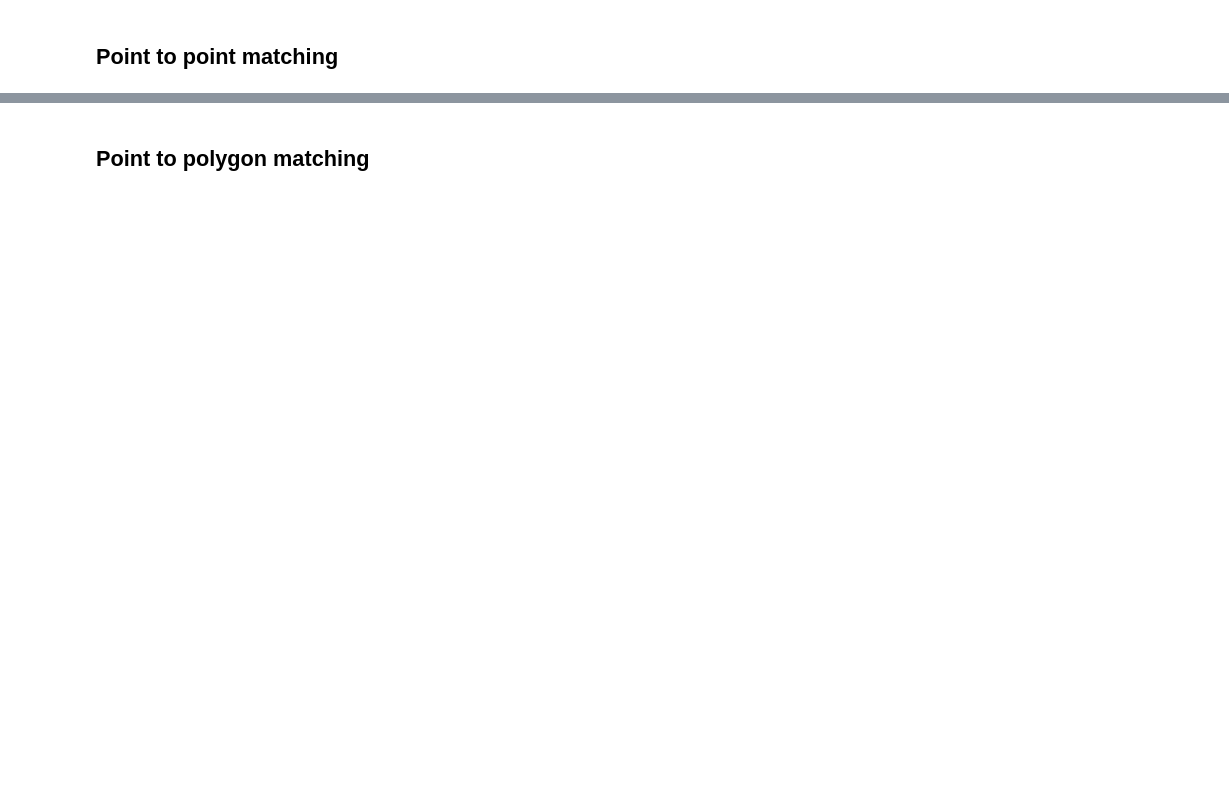
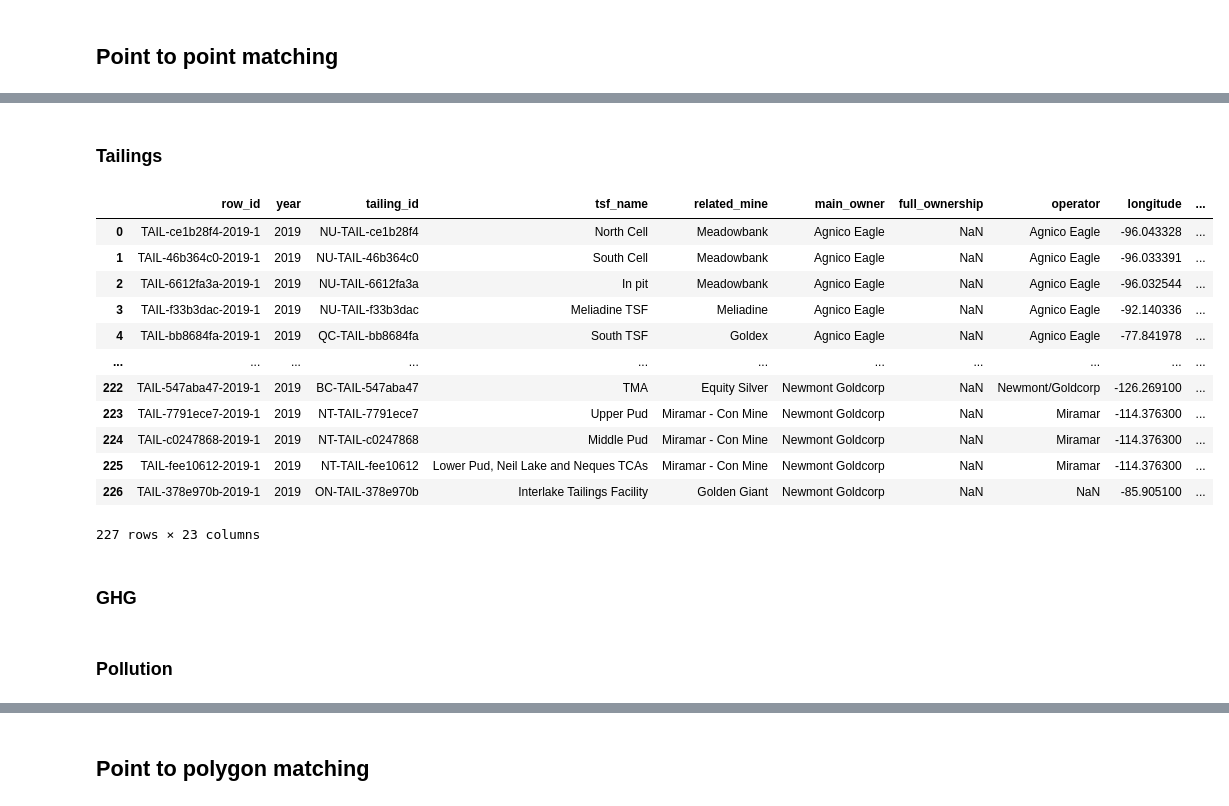
Before and after one commit to marpellan/metallican_db, a Jupyter notebook: 2. tables_creation.ipynb, the cells around one changed output, grey strips where cells are left out. Cells and saved outputs as stored; diff of their text form; code cells hidden in the pictures; blank space fills up the shorter version.

```diff
--- a/2. tables_creation.ipynb
+++ b/2. tables_creation.ipynb
@@ -851,6 +1295,41 @@ from matching_functions import cluster_sites_and_polygons
+# %% [markdown]
+### Tailings
 # %%
-matching_main_tailings = match_facilities(main_gdf, tailings_gdf,
+lt_main_tailings = match_facilities(main_gdf, tailings_gdf,
                      id_col1='main_id', id_col2='tailing_id',
-                     name_col1='facility_name', name_col2='mine'
+                     name_col1='facility_name', name_col2='related_mine'
                      )
+# %%
+matches_main_tailings = one_to_many_relationships(
+    lt_main_tailings,
+    id_main_col='main_id',
+    id_sat_col='tailing_id',
+    distance_threshold_m=20000,
+    similarity_threshold=80,
+    similarity_metric="token_set"  # "partial" or "token_set"
+)
+# %%
+tailings_gdf = tailings_gdf.merge(
+    matches_main_tailings,
+    on="tailing_id",  # join using the GHG table's ID
+    how="left"
+)
+# %%
+tailings_gdf
+# %% [output]
+|  | row_id | year | tailing_id | tsf_name | related_mine | main_owner | full_ownership | operator | longitude | ... |
+| 0 | TAIL-ce1b28f4-2019-1 | 2019 | NU-TAIL-ce1b28f4 | North Cell | Meadowbank | Agnico Eagle | NaN | Agnico Eagle | -96.043328 | ... |
+| 1 | TAIL-46b364c0-2019-1 | 2019 | NU-TAIL-46b364c0 | South Cell | Meadowbank | Agnico Eagle | NaN | Agnico Eagle | -96.033391 | ... |
+| 2 | TAIL-6612fa3a-2019-1 | 2019 | NU-TAIL-6612fa3a | In pit | Meadowbank | Agnico Eagle | NaN | Agnico Eagle | -96.032544 | ... |
+| 3 | TAIL-f33b3dac-2019-1 | 2019 | NU-TAIL-f33b3dac | Meliadine TSF | Meliadine | Agnico Eagle | NaN | Agnico Eagle | -92.140336 | ... |
+| 4 | TAIL-bb8684fa-2019-1 | 2019 | QC-TAIL-bb8684fa | South TSF | Goldex | Agnico Eagle | NaN | Agnico Eagle | -77.841978 | ... |
+| ... | ... | ... | ... | ... | ... | ... | ... | ... | ... | ... |
+| 222 | TAIL-547aba47-2019-1 | 2019 | BC-TAIL-547aba47 | TMA | Equity Silver | Newmont Goldcorp | NaN | Newmont/Goldcorp | -126.269100 | ... |
+| 223 | TAIL-7791ece7-2019-1 | 2019 | NT-TAIL-7791ece7 | Upper Pud | Miramar - Con Mine | Newmont Goldcorp | NaN | Miramar | -114.376300 | ... |
+| 224 | TAIL-c0247868-2019-1 | 2019 | NT-TAIL-c0247868 | Middle Pud | Miramar - Con Mine | Newmont Goldcorp | NaN | Miramar | -114.376300 | ... |
+| 225 | TAIL-fee10612-2019-1 | 2019 | NT-TAIL-fee10612 | Lower Pud, Neil Lake and Neques TCAs | Miramar - Con Mine | Newmont Goldcorp | NaN | Miramar | -114.376300 | ... |
+| 226 | TAIL-378e970b-2019-1 | 2019 | ON-TAIL-378e970b | Interlake Tailings Facility | Golden Giant | Newmont Goldcorp | NaN | NaN | -85.905100 | ... |
+227 rows × 23 columns
+# %% [markdown]
+### GHG
 # %%
@@ -860,0 +1355,2 @@ matching_main_ghg = match_facilities(main_gdf, ghg_gdf,
+# %% [markdown]
+### Pollution
```
Also changed, not shown: parts of 144 cells of this notebook, 49 other files.
